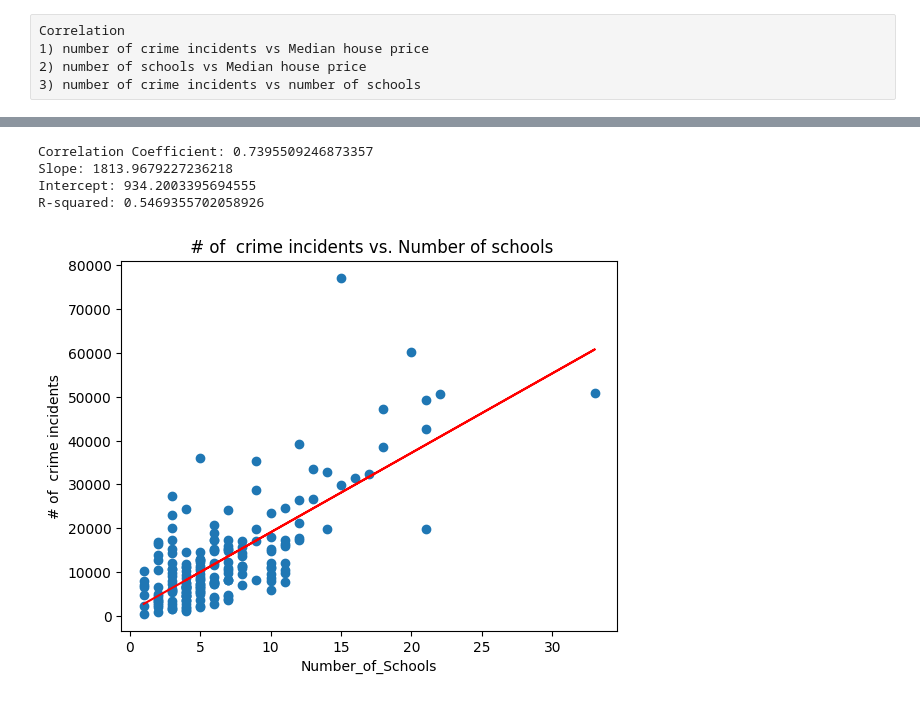
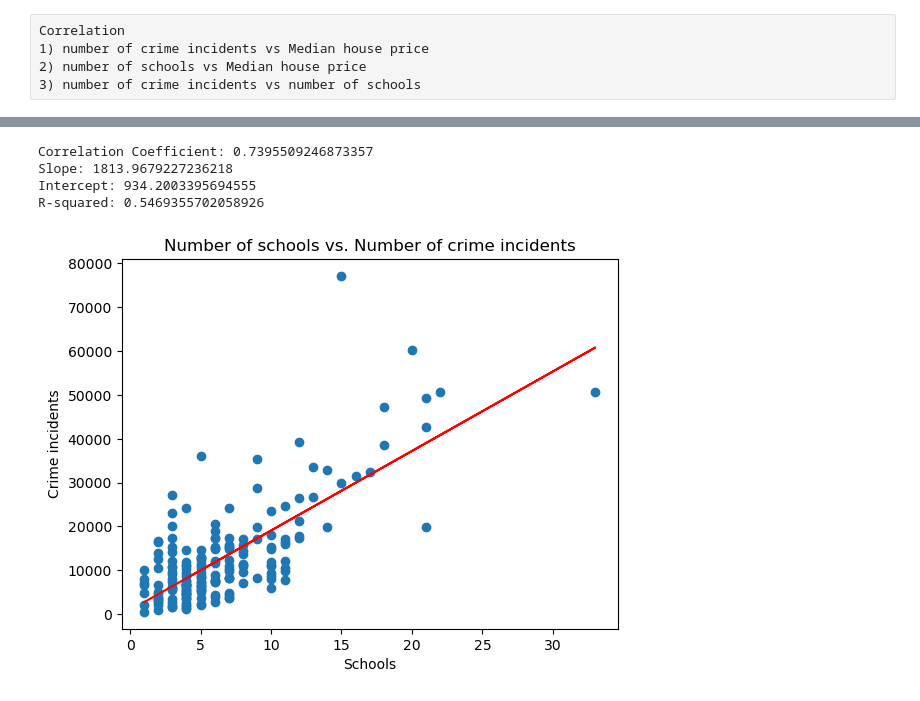
Before and after one commit to Kakhai1/bootcamp_project, a Jupyter notebook: project_bootcamp (1).ipynb, the cells around one changed output, grey strips where cells are left out. Saved outputs shown, nothing was run; the diff lists cells and outputs as text; code cells hidden in the pictures.

```diff
--- a/project_bootcamp (1).ipynb
+++ b/project_bootcamp (1).ipynb
@@ -377,25 +420,26 @@ R-squared: 0.03469197993068452
 # %%
 # Calculate the correlation coefficient
 correlation_coefficient, p_value = st.pearsonr(data_2['Number_of_Schools'], data_2['Grand Total'])
 print("Correlation Coefficient:", correlation_coefficient)
 
 
 # Perform linear regression
 slope, intercept, r_value, p_value, std_err = st.linregress(data_2['Number_of_Schools'], data_2['Grand Total'])
 print("Slope:", slope)
 print("Intercept:", intercept)
 print("R-squared:", r_value**2)
 
 # Plot the scatter plot and linear regression line
 plt.scatter(data_2['Number_of_Schools'], data_2['Grand Total'])
 plt.plot(data_2['Number_of_Schools'], intercept + slope * data_2['Number_of_Schools'], color='red')
-plt.xlabel('Number_of_Schools')
-plt.ylabel('# of  crime incidents')
-plt.title(' # of  crime incidents vs. Number of schools')
+plt.xlabel('Schools')
+plt.ylabel('Crime incidents')
+plt.title('Number of schools vs. Number of crime incidents')
+plt.savefig("Kashif output/fig7_school_crime_correlation.png",bbox_inches="tight")
 plt.show()
 # %% [output]
 Correlation Coefficient: 0.7395509246873357
 Slope: 1813.9679227236218
 Intercept: 934.2003395694555
 R-squared: 0.5469355702058926
-[figure, old version]
+[figure, new version]
```
Also changed, not shown: parts of 8 cells of this notebook, 9 other files.
